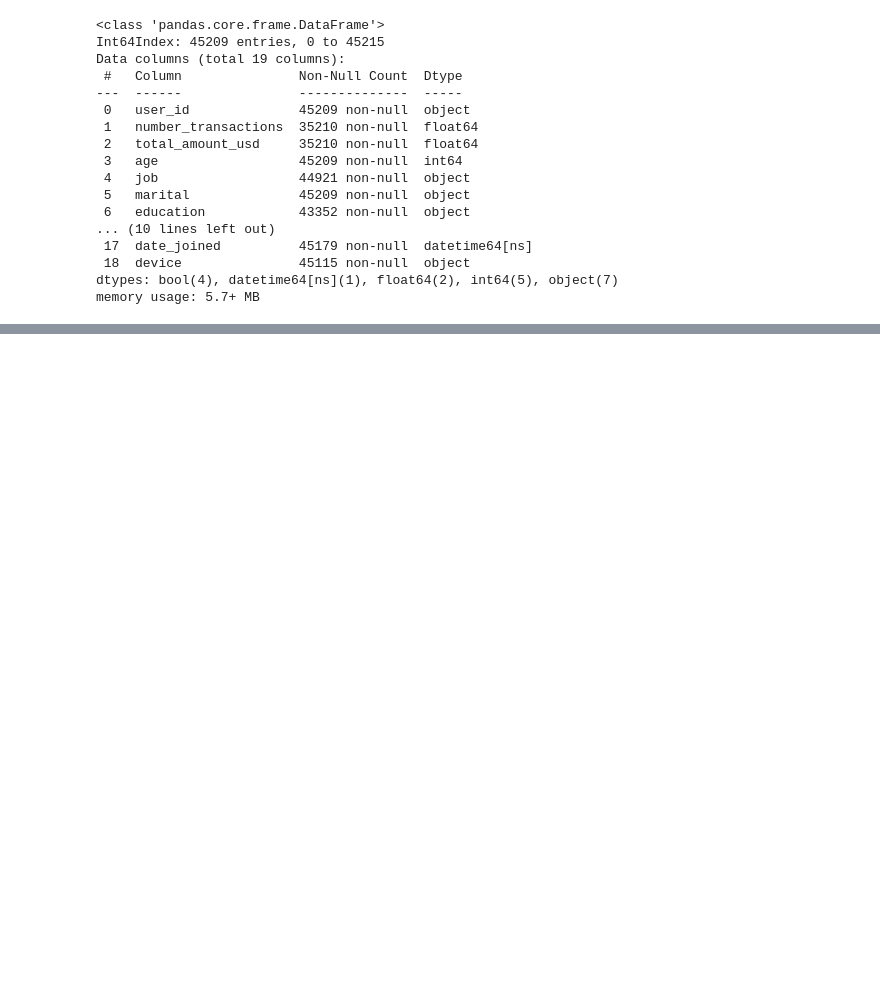
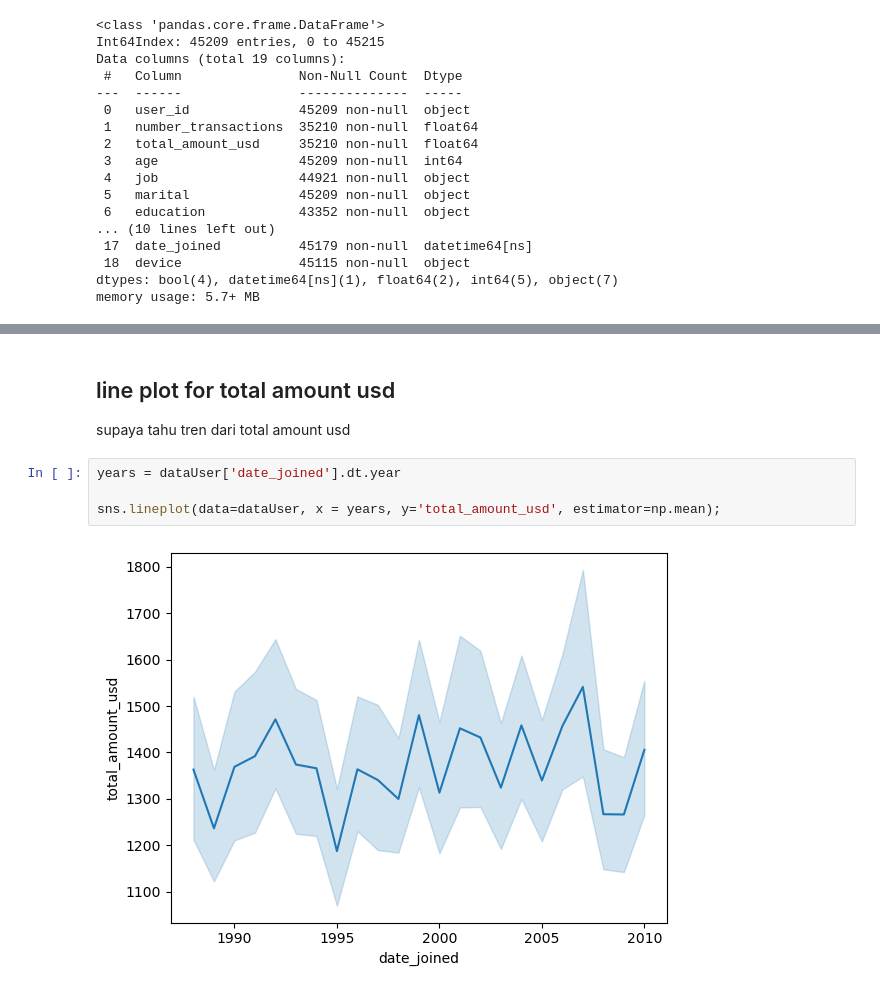
Before and after one commit to arsenewe/CDSP-KLSD, a Jupyter notebook: Day_2/CDSP_Septian Enggar Sukmana_Politeknik Negeri Malang/day_2_EDA.ipynb, the cells around one changed output, grey strips where cells are left out. Drawn from its saved outputs; the diff is of its cells as text; blank space fills up the shorter version.

```diff
--- a/Day_2/CDSP_Septian Enggar Sukmana_Politeknik Negeri Malang/day_2_EDA.ipynb
+++ b/Day_2/CDSP_Septian Enggar Sukmana_Politeknik Negeri Malang/day_2_EDA.ipynb
@@ -127,0 +184,10 @@ dtype: float64
+# %% [markdown]
+## line plot for total amount usd
+
+supaya tahu tren dari total amount usd
+# %%
+years = dataUser['date_joined'].dt.year
+
+sns.lineplot(data=dataUser, x = years, y='total_amount_usd', estimator=np.mean);
+# %% [output]
+[figure, added]
```
Also changed, not shown: parts of 38 cells of this notebook.
